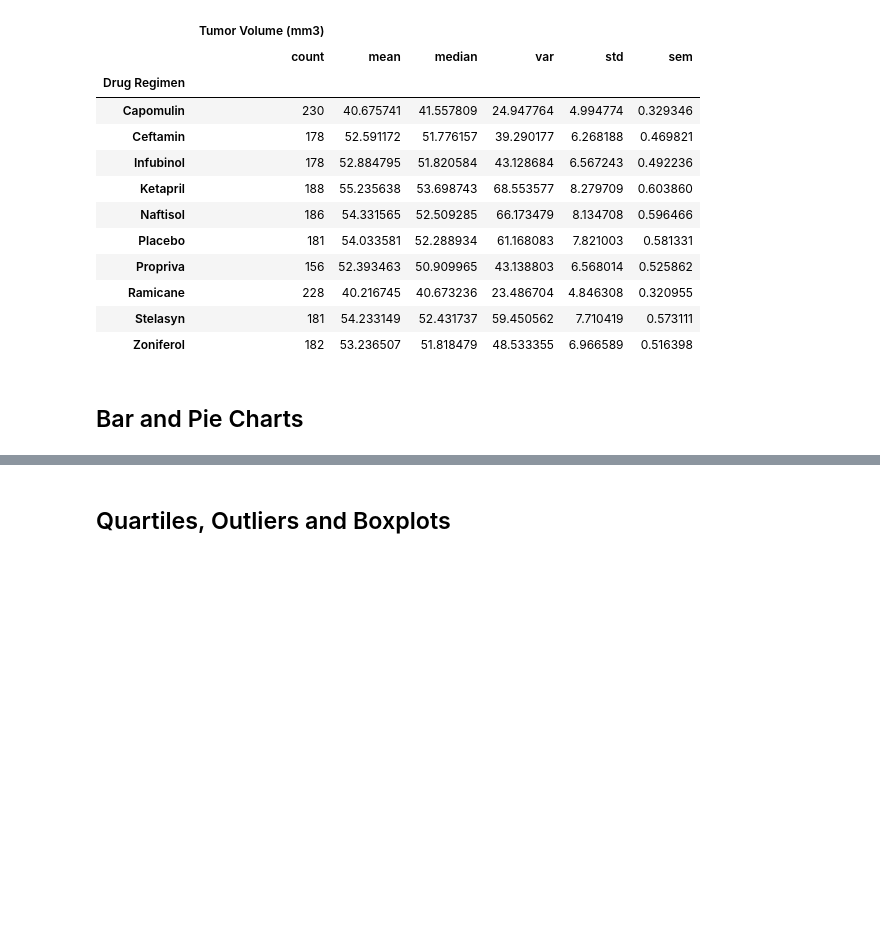
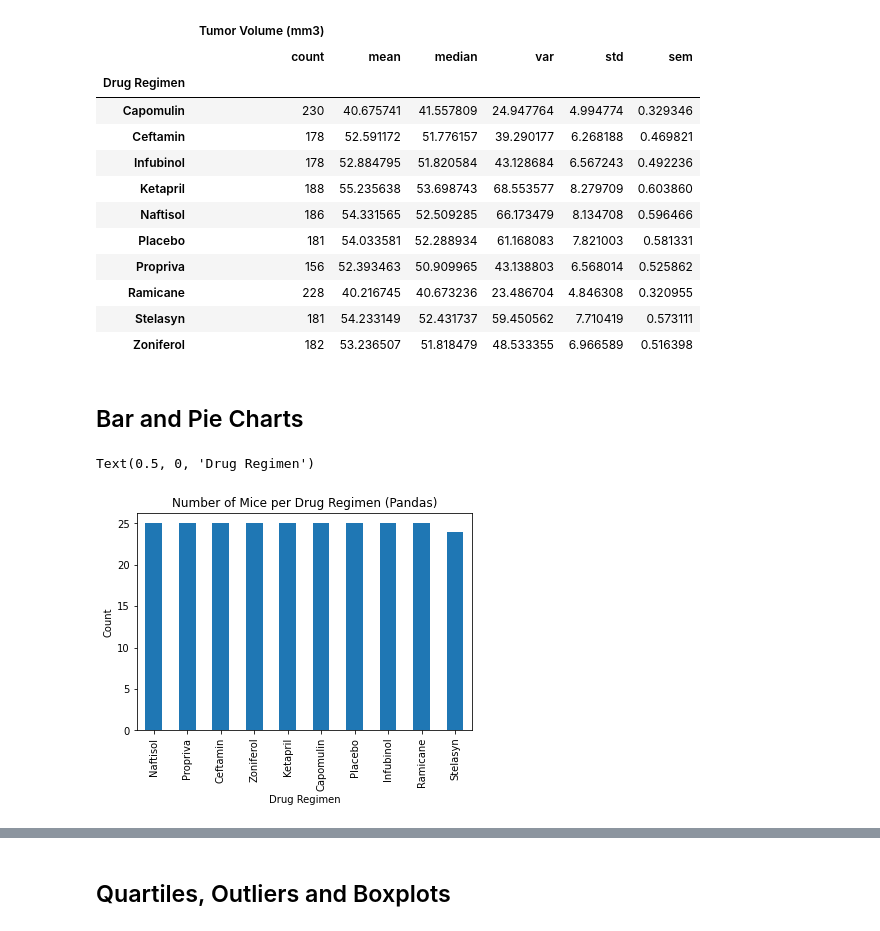
Before and after one commit to MattDavies1/UofT-Data-Bootcamp-Homework, a Jupyter notebook: 5-Matplotlib/Pymaceuticals/pymaceuticals_starter.ipynb, the cells around one changed output, grey strips where cells are left out. Cells and saved outputs as stored; diff of their text form; code cells hidden in the pictures; blank space fills up the shorter version.

```diff
--- a/5-Matplotlib/Pymaceuticals/pymaceuticals_starter.ipynb
+++ b/5-Matplotlib/Pymaceuticals/pymaceuticals_starter.ipynb
@@ -150,5 +140,13 @@ pharma_summary_2
 # %% [markdown]
 ## Bar and Pie Charts
 # %%
-# Generate a bar plot showing the total number of unique mice tested on each drug regimen using pandas.
+# Generate a bar chart showing the total number of unique mice tested on each drug regimen using pandas.
+unique_mice_df = cleaned_study_data.drop_duplicates(subset = 'Mouse ID')
+bar_plot_pandas = unique_mice_df['Drug Regimen'].value_counts().plot(kind='bar')
+bar_plot_pandas.set_ylabel('Count')
+bar_plot_pandas.set_title('Number of Mice per Drug Regimen (Pandas)')
+bar_plot_pandas.set_xlabel('Drug Regimen')
+# %% [output]
+Text(0.5, 0, 'Drug Regimen')
+[figure, added]
 # %%
```
Also changed, not shown: parts of 26 cells of this notebook, 1 other file.
